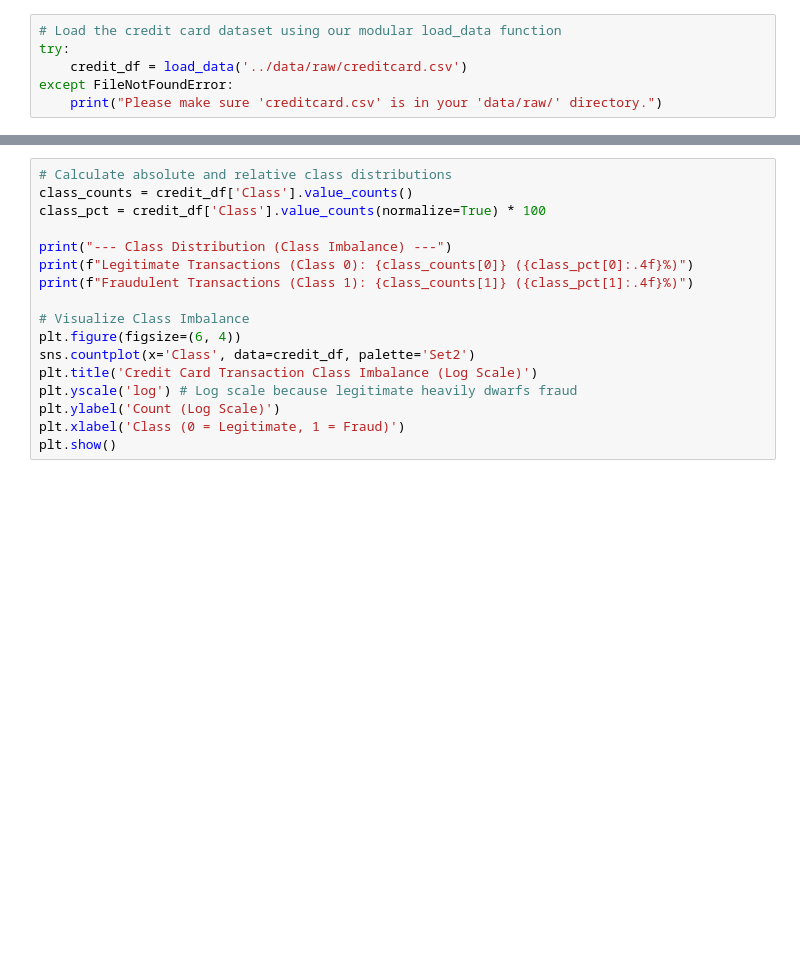
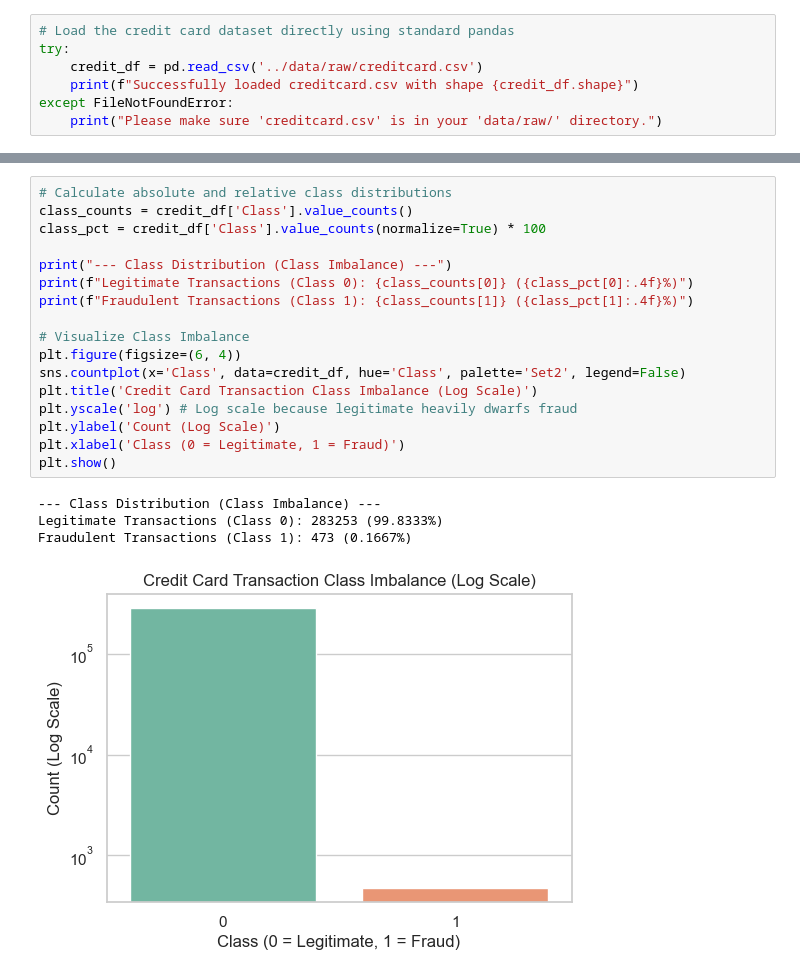
Before and after one commit to Elsh41/Fraud-Detection, a Jupyter notebook: notebooks/eda-creditcard.ipynb, the cells around one changed output, grey strips where cells are left out. Cells and saved outputs as stored; diff of their text form; blank space fills up the shorter version.

```diff
--- a/notebooks/eda-creditcard.ipynb
+++ b/notebooks/eda-creditcard.ipynb
@@ -14,8 +14,9 @@ from src.processing import load_data
 sns.set_theme(style="whitegrid")
 %matplotlib inline
 # %%
-# Load the credit card dataset using our modular load_data function
+# Load the credit card dataset directly using standard pandas
 try:
-    credit_df = load_data('../data/raw/creditcard.csv')
+    credit_df = pd.read_csv('../data/raw/creditcard.csv')
+    print(f"Successfully loaded creditcard.csv with shape {credit_df.shape}")
 except FileNotFoundError:
     print("Please make sure 'creditcard.csv' is in your 'data/raw/' directory.")
@@ -45,20 +59,25 @@ print(credit_df.dtypes.value_counts())
 # %%
 # Calculate absolute and relative class distributions
 class_counts = credit_df['Class'].value_counts()
 class_pct = credit_df['Class'].value_counts(normalize=True) * 100
 
 print("--- Class Distribution (Class Imbalance) ---")
 print(f"Legitimate Transactions (Class 0): {class_counts[0]} ({class_pct[0]:.4f}%)")
 print(f"Fraudulent Transactions (Class 1): {class_counts[1]} ({class_pct[1]:.4f}%)")
 
 # Visualize Class Imbalance
 plt.figure(figsize=(6, 4))
-sns.countplot(x='Class', data=credit_df, palette='Set2')
+sns.countplot(x='Class', data=credit_df, hue='Class', palette='Set2', legend=False)
 plt.title('Credit Card Transaction Class Imbalance (Log Scale)')
 plt.yscale('log') # Log scale because legitimate heavily dwarfs fraud
 plt.ylabel('Count (Log Scale)')
 plt.xlabel('Class (0 = Legitimate, 1 = Fraud)')
 plt.show()
+# %% [output]
+--- Class Distribution (Class Imbalance) ---
+Legitimate Transactions (Class 0): 283253 (99.8333%)
+Fraudulent Transactions (Class 1): 473 (0.1667%)
+[figure, added]
 # %%
 fig, ax = plt.subplots(1, 2, figsize=(15, 5))
 
```
Also changed, not shown: parts of 6 cells of this notebook, 4 other files.
